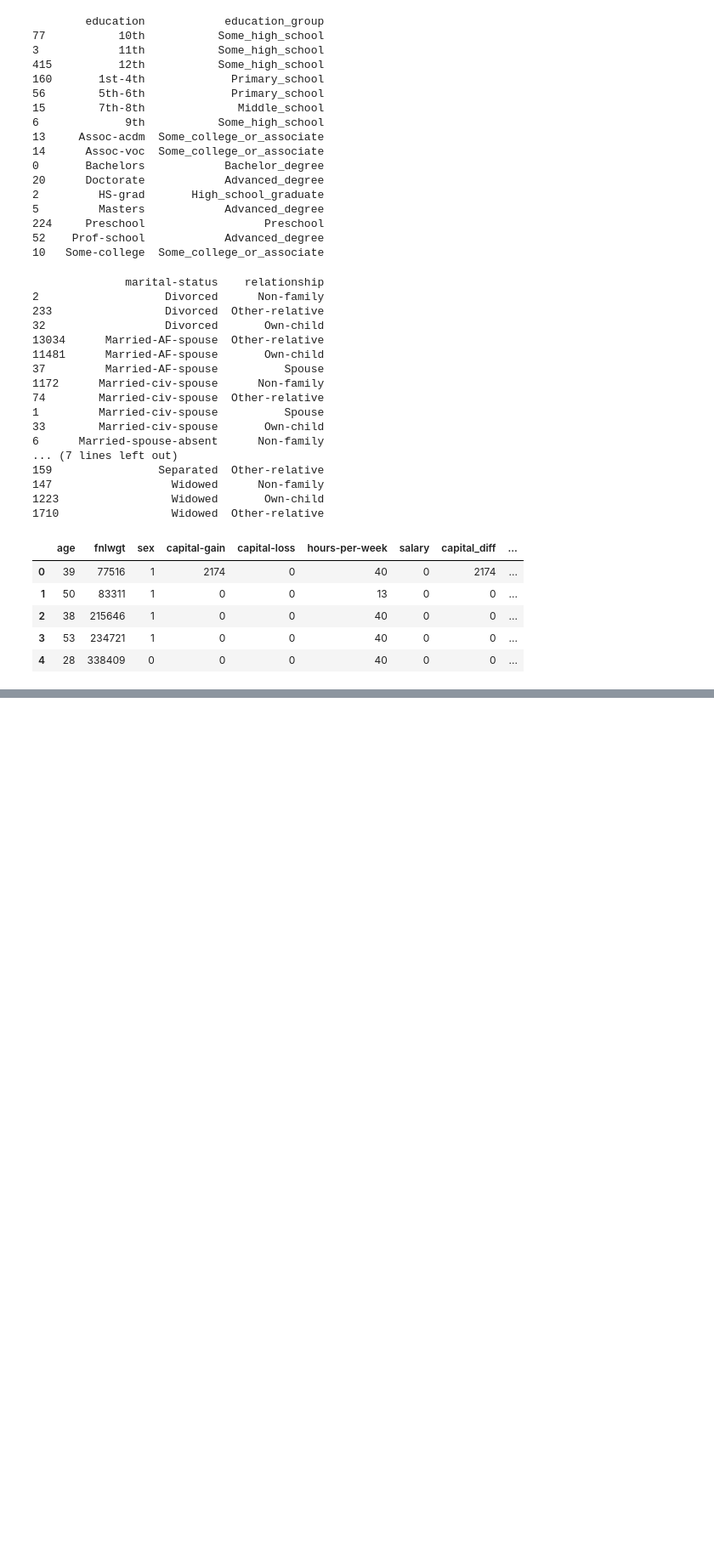
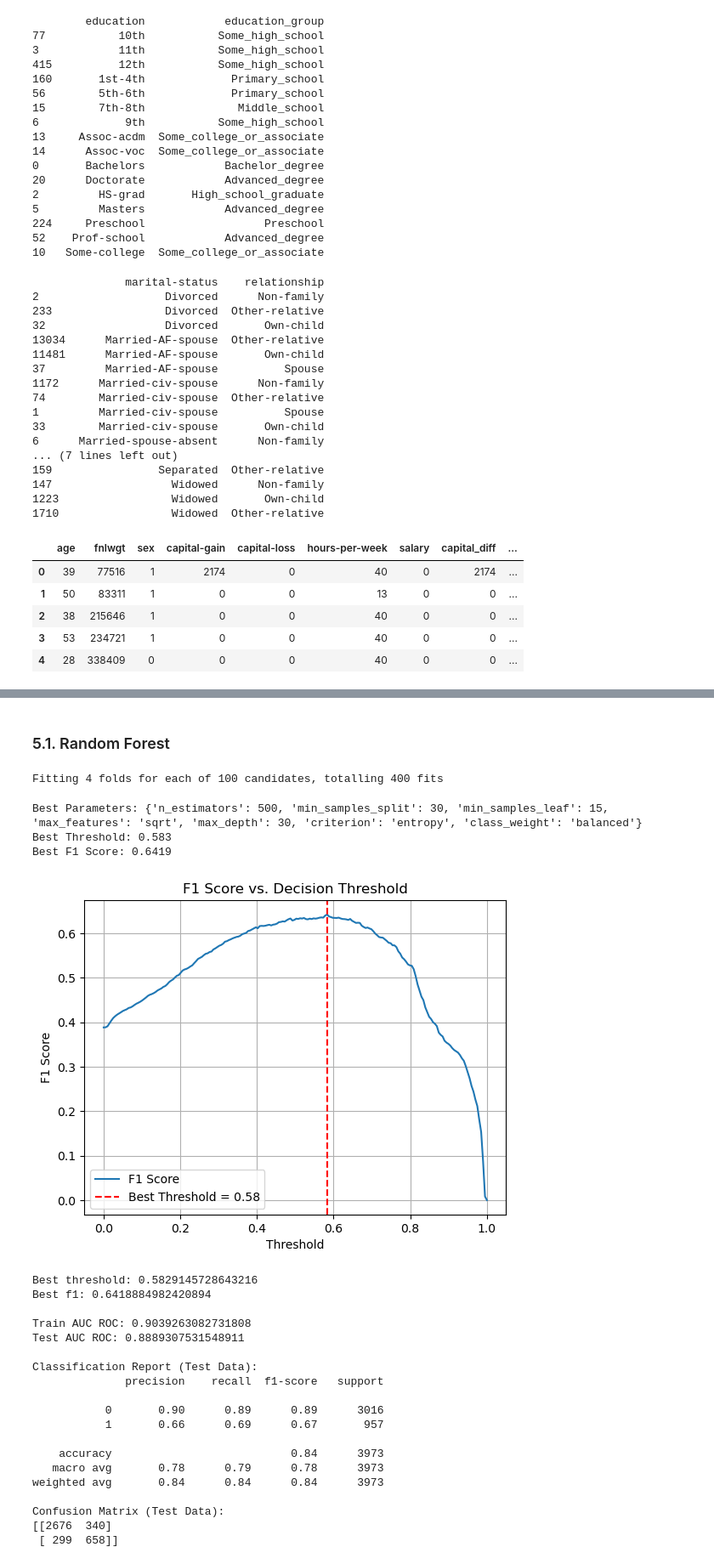
Before and after one commit to maxim-lichko/salary-prediction-classification, a Jupyter notebook: salary_prediction_classification.ipynb, the cells around one changed output, grey strips where cells are left out. Shown at 85% size. Saved outputs shown, nothing was run; the diff lists cells and outputs as text; code cells hidden in the pictures; blank space fills up the shorter version.

```diff
--- a/salary_prediction_classification.ipynb
+++ b/salary_prediction_classification.ipynb
@@ -930,0 +787,16 @@ ROC AUC         |      0.918 |      0.913
+# %%
+X = df_fe.drop(columns=['salary'])
+y = df_fe['salary']
+
+X_train_full, X_test, y_train_full, y_test = train_test_split(
+    X, y, test_size=0.122, random_state=42, stratify=y
+)
+
+X_train, X_val, y_train, y_val = train_test_split(
+    X_train_full, y_train_full, test_size=0.14, random_state=42, stratify=y_train_full
+)
+
+print('Number of observations')
+print('Train:', len(X_train))
+print('Validation:', len(X_val))
+print('Test:', len(X_test))
@@ -930,0 +808,62 @@ ROC AUC         |      0.918 |      0.913
+# %% [markdown]
+### 5.1. Random Forest
+# %%
+rf = RandomForestClassifier(random_state=42)
+
+param_dist = {
+    'n_estimators': [10, 25, 50, 100, 250, 400, 500],
+    'max_depth': [15, 20, 25, 30],
+    'min_samples_split': [15, 20, 25, 30],
+    'min_samples_leaf': [15, 20, 30],
+    'max_features': [None, 'sqrt', 'log2', 0.3, 0.5, 0.7],
+    'criterion': ['gini', 'entropy', 'log_loss'],
+    'class_weight': ['balanced']
+}
+
+rf_random_search_v1 = RandomizedSearchCV(estimator=rf,
+                                      param_distributions=param_dist,
+                                      scoring='roc_auc',
+                                      n_iter=100,
+                                      cv=4,
+                                      verbose=1,
+                                      random_state=42,
+                                      n_jobs=-1)
+
+rf_random_search_v1.fit(X_train, y_train)
+
+best_model = rf_random_search_v1.best_estimator_
+print("Best Parameters:", rf_random_search_v1.best_params_)
+
+best_threshold, best_f1 = optimize_threshold_for_f1(best_model, X_val, y_val)
+print('Best threshold:', best_threshold)
+print('Best f1:', best_f1)
+print()
+
+evaluate_binary_classifier(best_model, best_threshold, X_train, y_train, X_test, y_test)
+
+plot_feature_importance(best_model, X_train.columns, top_n=20)
+# %% [output]
+Fitting 4 folds for each of 100 candidates, totalling 400 fits
+Best Parameters: {'n_estimators': 500, 'min_samples_split': 30, 'min_samples_leaf': 15, 'max_features': 'sqrt', 'max_depth': 30, 'criterion': 'entropy', 'class_weight': 'balanced'}
+Best Threshold: 0.583
+Best F1 Score: 0.6419
+[figure, added]
+Best threshold: 0.5829145728643216
+Best f1: 0.6418884982420894
+
+Train AUC ROC: 0.9039263082731808
+Test AUC ROC: 0.8889307531548911
+
+Classification Report (Test Data):
+              precision    recall  f1-score   support
+
+           0       0.90      0.89      0.89      3016
+           1       0.66      0.69      0.67       957
+
+    accuracy                           0.84      3973
+   macro avg       0.78      0.79      0.78      3973
+weighted avg       0.84      0.84      0.84      3973
+
+Confusion Matrix (Test Data):
+[[2676  340]
+ [ 299  658]]
```
Also changed, not shown: parts of 41 cells of this notebook.
